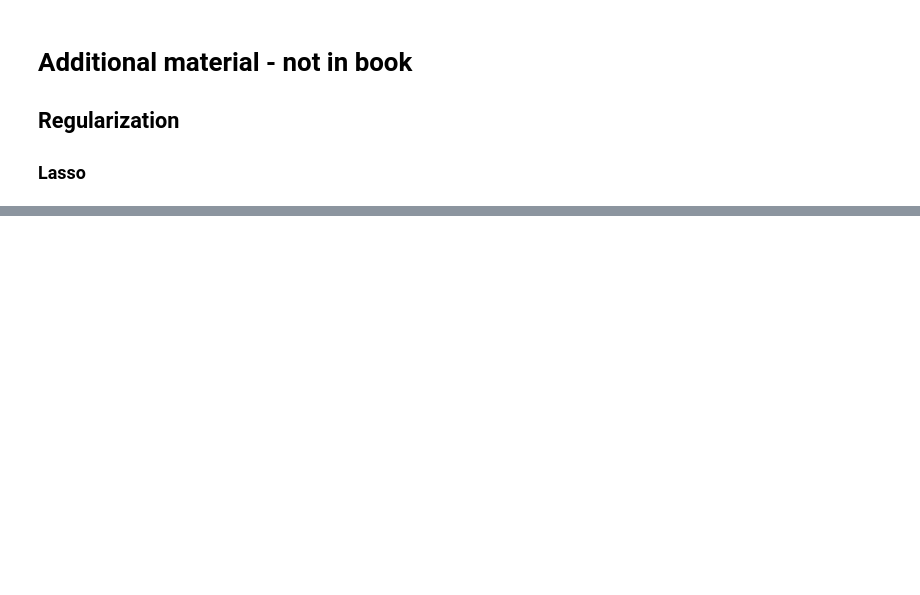
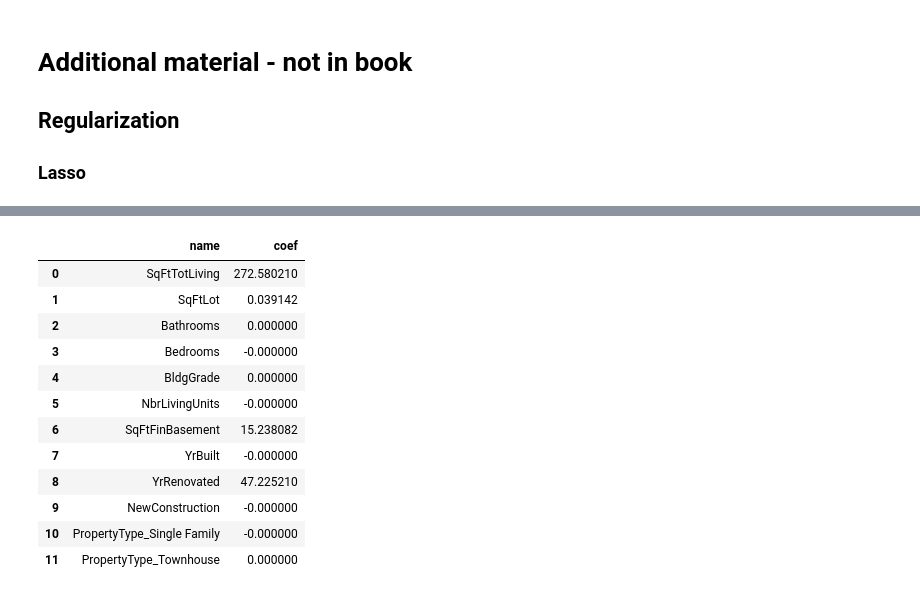
Before and after one commit to LeonardoSMSoares/Data-Analysis-Quick-Reference, a Jupyter notebook: Practical Statistics for Data Scientists/PSDS 05 - Regression Diagnostics.ipynb, the cells around one changed output, grey strips where cells are left out. Saved outputs shown, nothing was run; the diff lists cells and outputs as text; code cells hidden in the pictures; blank space fills up the shorter version.

```diff
--- a/Practical Statistics for Data Scientists/PSDS 05 - Regression Diagnostics.ipynb
+++ b/Practical Statistics for Data Scientists/PSDS 05 - Regression Diagnostics.ipynb
@@ -742,0 +825,21 @@ plt.show()                     # Display the plot
+# %%
+# High level of regularization (likely due to a larger alpha value)
+
+pd.DataFrame({
+    'name': columns,
+    'coef': modelCV.coef_,
+})
+# %% [output]
+|  | name | coef |
+| 0 | SqFtTotLiving | 272.580210 |
+| 1 | SqFtLot | 0.039142 |
+| 2 | Bathrooms | 0.000000 |
+| 3 | Bedrooms | -0.000000 |
+| 4 | BldgGrade | 0.000000 |
+| 5 | NbrLivingUnits | -0.000000 |
+| 6 | SqFtFinBasement | 15.238082 |
+| 7 | YrBuilt | -0.000000 |
+| 8 | YrRenovated | 47.225210 |
+| 9 | NewConstruction | -0.000000 |
+| 10 | PropertyType_Single Family | -0.000000 |
+| 11 | PropertyType_Townhouse | 0.000000 |
```
Also changed, not shown: parts of 17 cells of this notebook.
